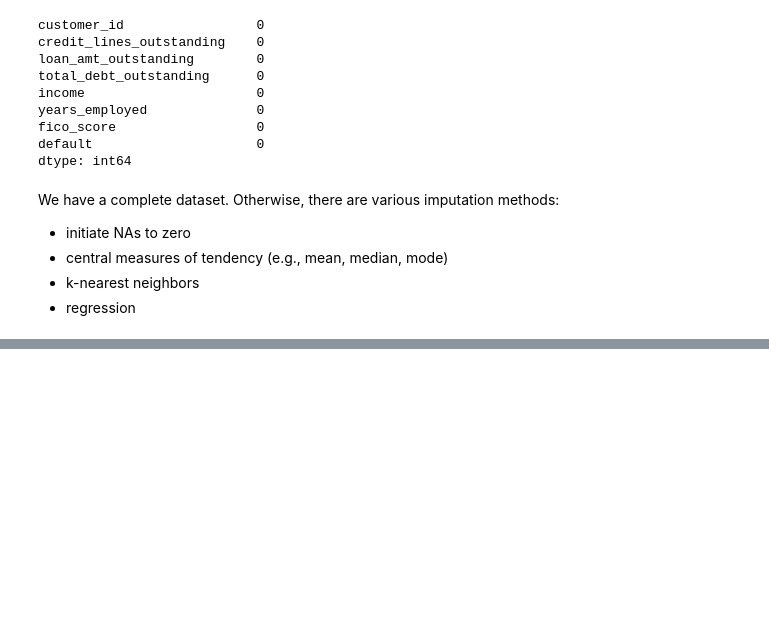
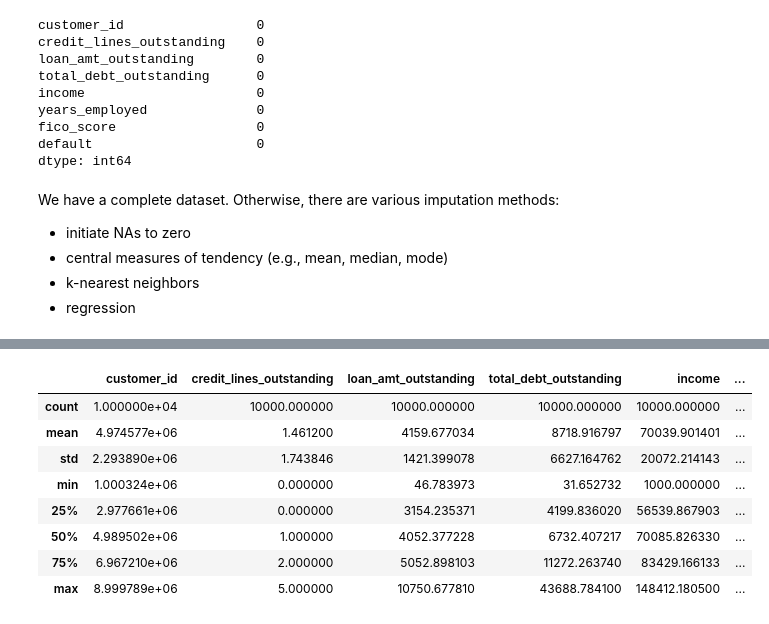
Before and after one commit to kin-mrqz/JPM-quantitative-research-course, a Jupyter notebook: 3_Credit_Risk_Scorecard.ipynb, the cells around one changed output, grey strips where cells are left out. Cells and saved outputs as stored; diff of their text form; code cells hidden in the pictures; blank space fills up the shorter version.

```diff
--- a/3_Credit_Risk_Scorecard.ipynb
+++ b/3_Credit_Risk_Scorecard.ipynb
@@ -175,0 +190,3 @@ We have a complete dataset. Otherwise, there are various imputation methods:
+# %%
+new_df = df.copy()
+# df["debt_income_ratio"] = df["loan_amt_outstanding"] / df
@@ -175,0 +196,12 @@ We have a complete dataset. Otherwise, there are various imputation methods:
+# %%
+new_df.describe(include = "all")
+# %% [output]
+|  | customer_id | credit_lines_outstanding | loan_amt_outstanding | total_debt_outstanding | income | ... |
+| count | 1.000000e+04 | 10000.000000 | 10000.000000 | 10000.000000 | 10000.000000 | ... |
+| mean | 4.974577e+06 | 1.461200 | 4159.677034 | 8718.916797 | 70039.901401 | ... |
+| std | 2.293890e+06 | 1.743846 | 1421.399078 | 6627.164762 | 20072.214143 | ... |
+| min | 1.000324e+06 | 0.000000 | 46.783973 | 31.652732 | 1000.000000 | ... |
+| 25% | 2.977661e+06 | 0.000000 | 3154.235371 | 4199.836020 | 56539.867903 | ... |
+| 50% | 4.989502e+06 | 1.000000 | 4052.377228 | 6732.407217 | 70085.826330 | ... |
+| 75% | 6.967210e+06 | 2.000000 | 5052.898103 | 11272.263740 | 83429.166133 | ... |
+| max | 8.999789e+06 | 5.000000 | 10750.677810 | 43688.784100 | 148412.180500 | ... |
```
Also changed, not shown: parts of 28 cells of this notebook.
